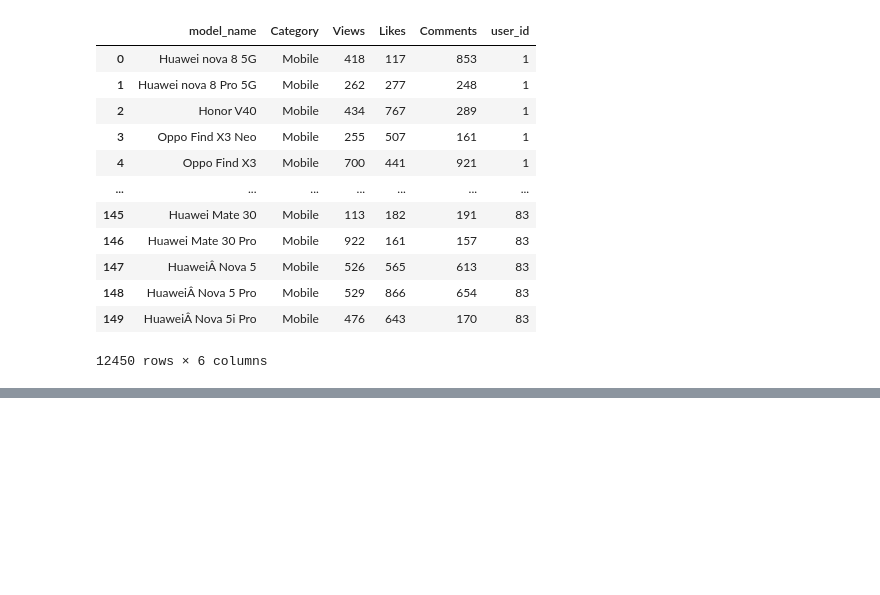
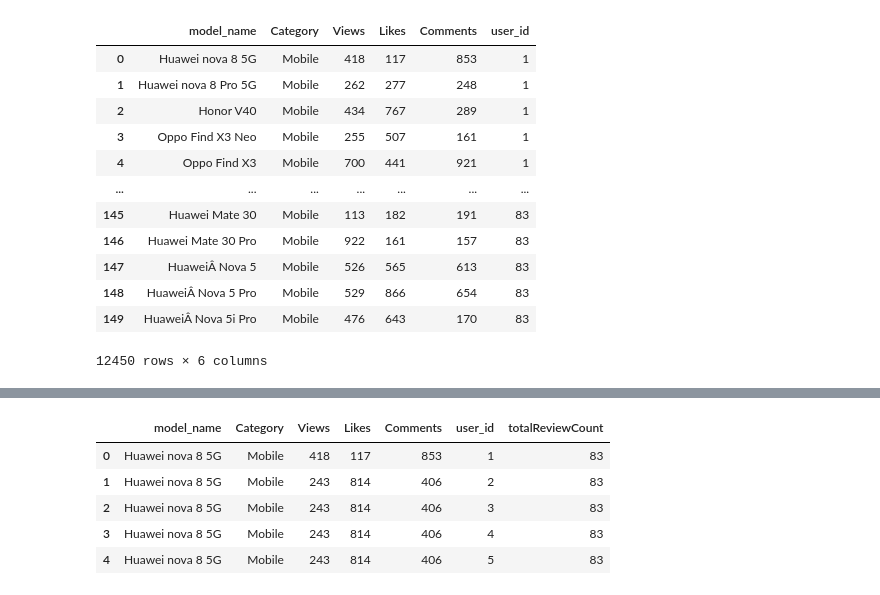
Before and after one commit to arjunjanamatti/recommend_system, a Jupyter notebook: youtube_videos/collaborative_filtering.ipynb, the cells around one changed output, grey strips where cells are left out. Saved outputs shown, nothing was run; the diff lists cells and outputs as text; code cells hidden in the pictures; blank space fills up the shorter version.

```diff
--- a/youtube_videos/collaborative_filtering.ipynb
+++ b/youtube_videos/collaborative_filtering.ipynb
@@ -24,4 +20,5 @@ for sheet in sheet_names:
 # %%
 # shuffling the pandas dataframe
 for sheet in sheet_names:
-    trial_dict[sheet] = excel_file.parse(sheet).sample(frac=1).reset_index(drop=True)
+    trial_dict[sheet] = excel_file.parse(sheet).sample(frac=1).reset_index(drop=True)[:150]
+trial_dict
@@ -104,3 +138,6 @@ combined_df
 | 148 | HuaweiÂ Nova 5 Pro | Mobile | 529 | 866 | 654 | 83 |
 | 149 | HuaweiÂ Nova 5i Pro | Mobile | 476 | 643 | 170 | 83 |
 12450 rows × 6 columns
+# %%
+mobileReviewCount = combined_df.groupby(by=['model_name'])['Views'].count().reset_index().rename(columns = {'Views': 'totalReviewCount'})
+mobileReviewCount
@@ -106,0 +158,10 @@ combined_df
+# %%
+review_count_merged_df = combined_df.merge(mobileReviewCount, on='model_name')
+review_count_merged_df.head()
+# %% [output]
+|  | model_name | Category | Views | Likes | Comments | user_id | totalReviewCount |
+| 0 | Huawei nova 8 5G | Mobile | 418 | 117 | 853 | 1 | 83 |
+| 1 | Huawei nova 8 5G | Mobile | 243 | 814 | 406 | 2 | 83 |
+| 2 | Huawei nova 8 5G | Mobile | 243 | 814 | 406 | 3 | 83 |
+| 3 | Huawei nova 8 5G | Mobile | 243 | 814 | 406 | 4 | 83 |
+| 4 | Huawei nova 8 5G | Mobile | 243 | 814 | 406 | 5 | 83 |
```
Also changed, not shown: parts of 4 cells of this notebook, 1 other file.
